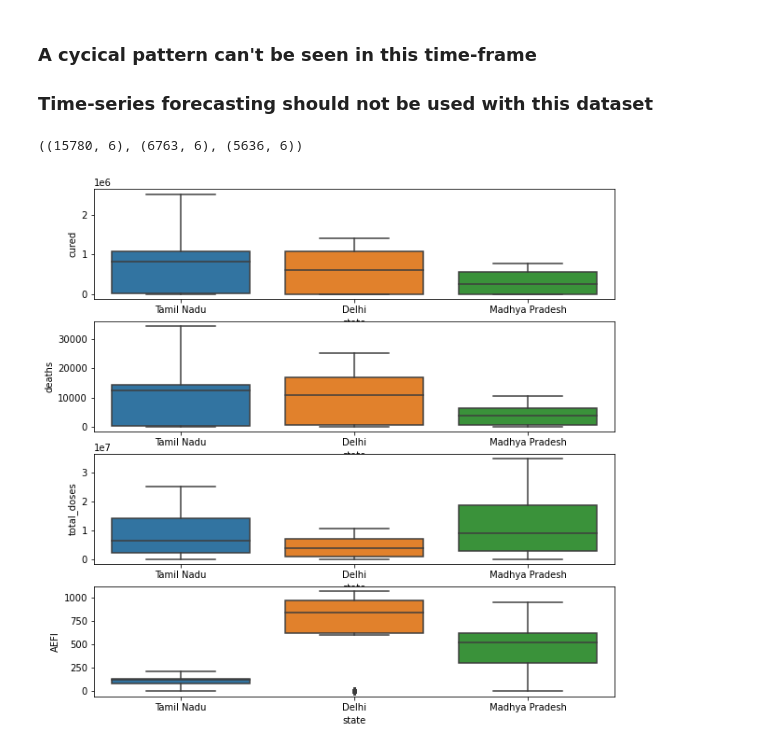
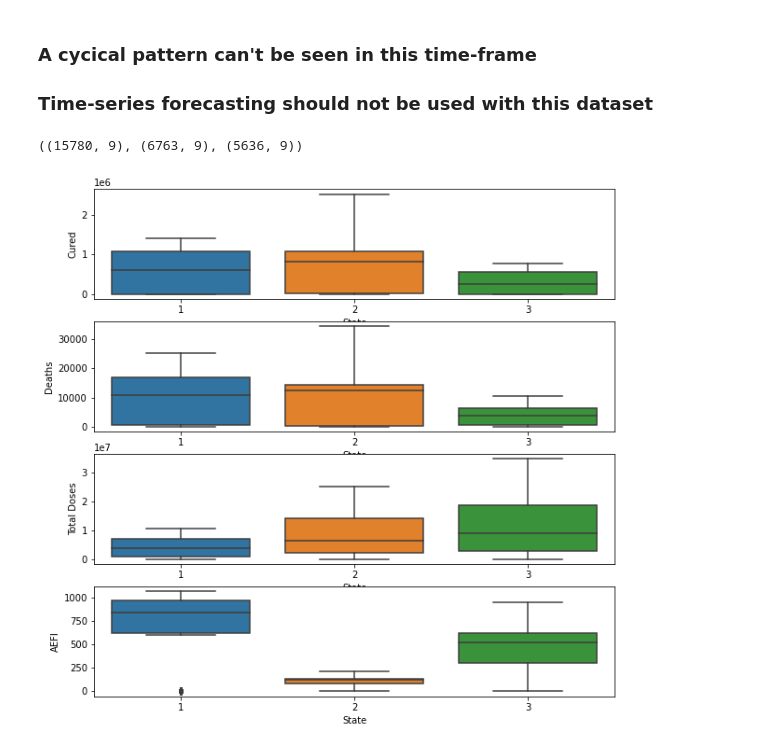
Before and after one commit to ian-james-johnson/individual_project, a Jupyter notebook: covid_india_project.ipynb, the cells around one changed output. Saved outputs shown, nothing was run; the diff lists cells and outputs as text; code cells hidden in the pictures.

```diff
--- a/covid_india_project.ipynb
+++ b/covid_india_project.ipynb
@@ -241,7 +264,10 @@ def prepare_data(df, vaccine_df):
 
     vaccine_df = vaccine_df.rename(columns={'Updated On':'date',
                                             'State':'state',
-                                            'Total Doses Administered':'total_doses'})
+                                            'Total Doses Administered':'total_doses',
+                                            ' Covaxin (Doses Administered)':'covaxin',
+                                            'CoviShield (Doses Administered)':'covishield',
+                                            'Sputnik V (Doses Administered)':'sputnik'})
 
     # Drop unwanted columns
     df = df.drop(columns=['Sno', 'Time', 'ConfirmedIndianNational',
@@ -262,11 +288,8 @@ def prepare_data(df, vaccine_df):
                                           'Male (Doses Administered)',
                                           'Female (Doses Administered)',
                                           'Transgender (Doses Administered)',
-                                          ' Covaxin (Doses Administered)',
-                                          'CoviShield (Doses Administered)',
-                                          'Sputnik V (Doses Administered)',
-                                          ' Sites ',
-                                          'Sessions'])
+                                          'Sessions',
+                                          ' Sites '])
 
     # Drop nulls from vaccine dataframe, date and state had no nulls
     # Assume that other nulls occured because healthcare workers do not
@@ -436,8 +459,13 @@ def combine_data(df, vaccine_df):
     # Dataframes are stacked below each other, ignoring the index
     sum_df = pd.concat(frames, ignore_index=True, axis=0)
 
-    return sum_df, delhi_s, tamil_s
+    # Replace state names with numbers so that they may be used for calculations
+    sum_df = sum_df.replace('Delhi', 1)
+    sum_df = sum_df.replace('Tamil Nadu', 2)
+    sum_df = sum_df.replace('Madhya Pradesh', 3)
 
-sum_df, delhi_s, tamil_s = combine_data(df, vaccine_df)
+    return sum_df
+
+sum_df = combine_data(df, vaccine_df)
 sum_df
 # %% [output]
@@ -572,27 +669,37 @@ def data_split(df):
                                        stratify=train_validate.month)
     return train, validate, test
 
+# I am stratifying the split across time, because time influences most features
 train, validate, test = data_split(sum_df)
 train.shape, validate.shape, test.shape
 # %% [output]
-((15780, 6), (6763, 6), (5636, 6))
+((15780, 9), (6763, 9), (5636, 9))
 # %%
 # Take a look at the data
 
 # Increase the size of the figure to prevent overlapping
 plt.figure(figsize=(10, 10))
 
 plt.subplot(4, 1, 1) # <- row, columns, index
 sns.boxplot( x = train.state, y = train.cured)
+plt.xlabel('State')
+plt.ylabel('Cured')
 
 plt.subplot(4, 1, 2)
 sns.boxplot( x = train.state, y = train.deaths)
+plt.xlabel('State')
+plt.ylabel('Deaths')
 
 plt.subplot(4, 1, 3)
 sns.boxplot( x = train.state, y = train.total_doses)
+plt.xlabel('State')
+plt.ylabel('Total Doses')
 
 plt.subplot(4, 1, 4)
 sns.boxplot( x = train.state, y = train.AEFI)
+plt.xlabel('State')
+plt.ylabel('AEFI')
+
 plt.show()
 # %% [output]
-[figure, old version]
+[figure, new version]
```
Also changed, not shown: parts of 64 cells of this notebook.
